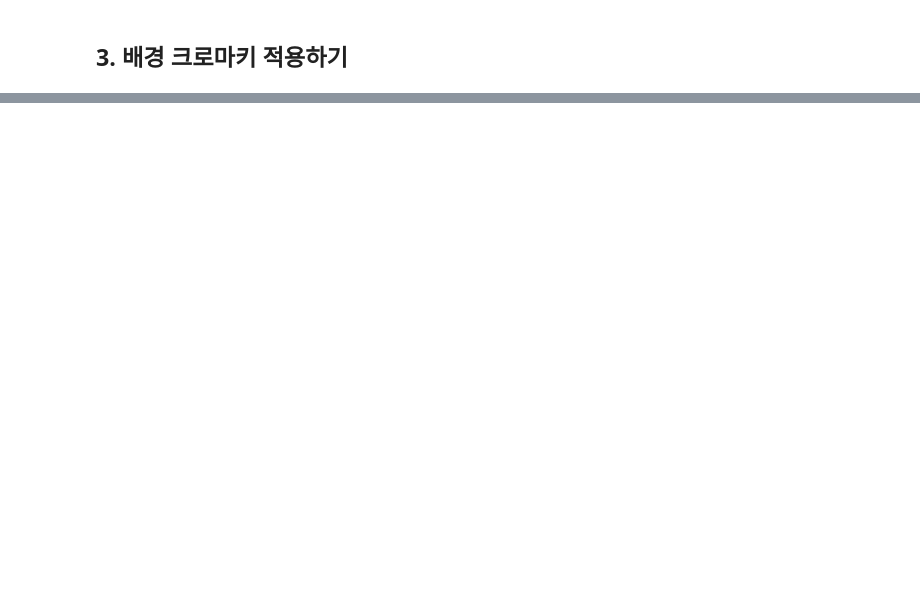
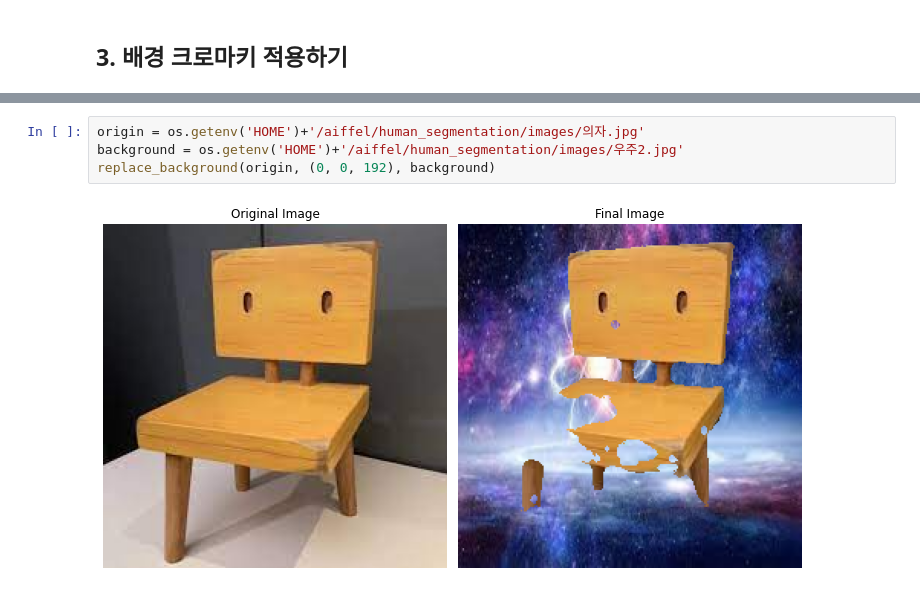
Before and after one commit to jangddu/first-repository, a Jupyter notebook: Project_Assignment/[16th_GD_CV03].ipynb, the cells around one changed output, grey strips where cells are left out. Saved outputs shown, nothing was run; the diff lists cells and outputs as text; blank space fills up the shorter version.

```diff
--- a/Project_Assignment/[16th_GD_CV03].ipynb
+++ b/Project_Assignment/[16th_GD_CV03].ipynb
@@ -405,0 +493,6 @@ person
+# %%
+origin = os.getenv('HOME')+'/aiffel/human_segmentation/images/의자.jpg'
+background = os.getenv('HOME')+'/aiffel/human_segmentation/images/우주2.jpg'
+replace_background(origin, (0, 0, 192), background)
+# %% [output]
+[figure, added]
```
Also changed, not shown: parts of 34 cells of this notebook.
